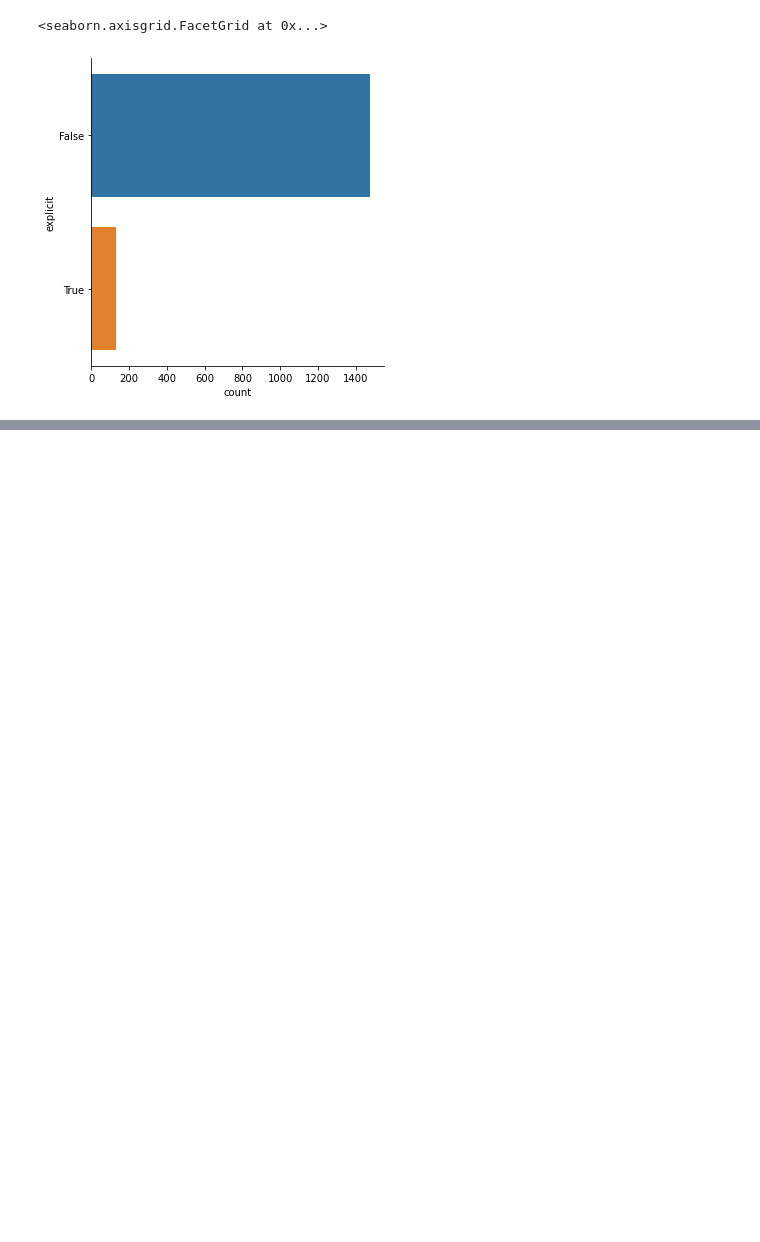
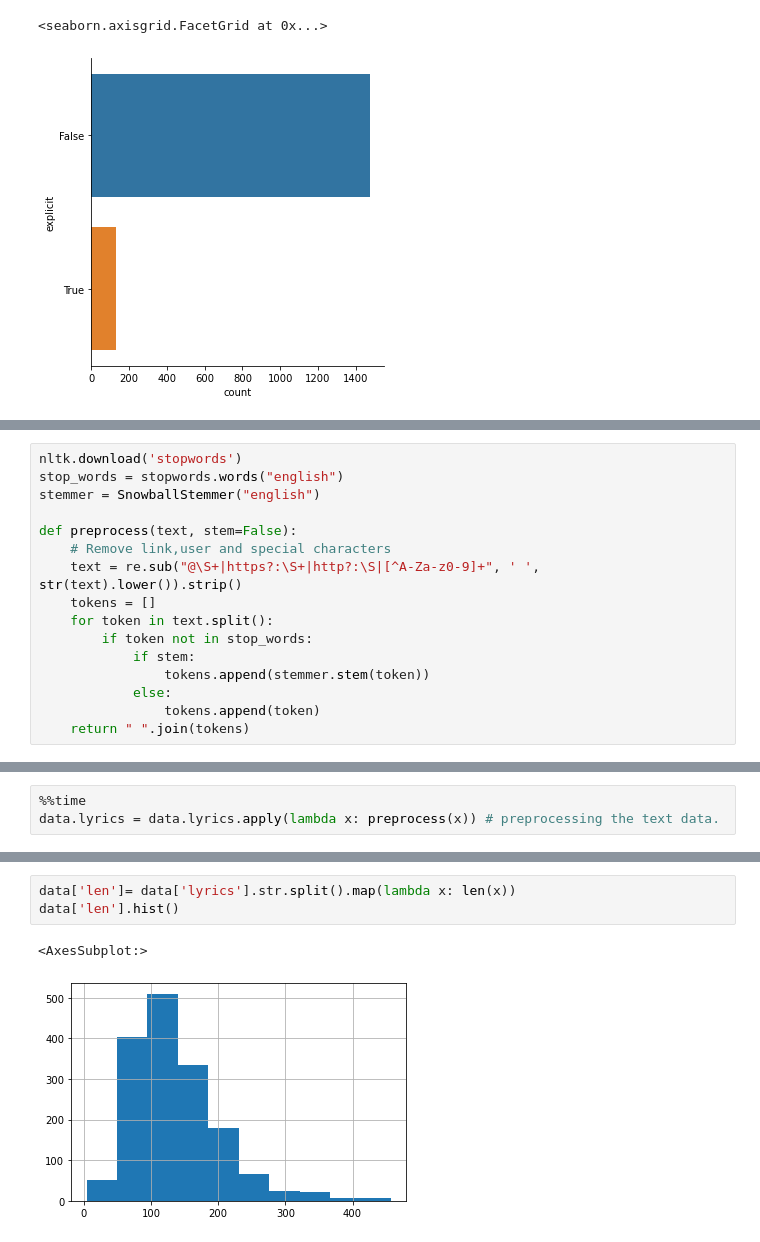
Before and after one commit to pradyumn5000/DSAI_Project, a Jupyter notebook: EDA.ipynb, the cells around one changed output, grey strips where cells are left out. Cells and saved outputs as stored; diff of their text form; blank space fills up the shorter version.

```diff
--- a/EDA.ipynb
+++ b/EDA.ipynb
@@ -184,0 +193,16 @@ Name: explicit, dtype: int64
+# %%
+nltk.download('stopwords')
+stop_words = stopwords.words("english")
+stemmer = SnowballStemmer("english")
+
+def preprocess(text, stem=False):
+    # Remove link,user and special characters
+    text = re.sub("@\S+|https?:\S+|http?:\S|[^A-Za-z0-9]+", ' ', str(text).lower()).strip()
+    tokens = []
+    for token in text.split():
+        if token not in stop_words:
+            if stem:
+                tokens.append(stemmer.stem(token))
+            else:
+                tokens.append(token)
+    return " ".join(tokens)
@@ -184,0 +213,3 @@ Name: explicit, dtype: int64
+# %%
+%%time
+data.lyrics = data.lyrics.apply(lambda x: preprocess(x)) # preprocessing the text data.
@@ -184,0 +219,6 @@ Name: explicit, dtype: int64
+# %%
+data['len']= data['lyrics'].str.split().map(lambda x: len(x))
+data['len'].hist()
+# %% [output]
+<AxesSubplot:>
+[figure, added]
```
Also changed, not shown: parts of 12 cells of this notebook, 2 other files.
